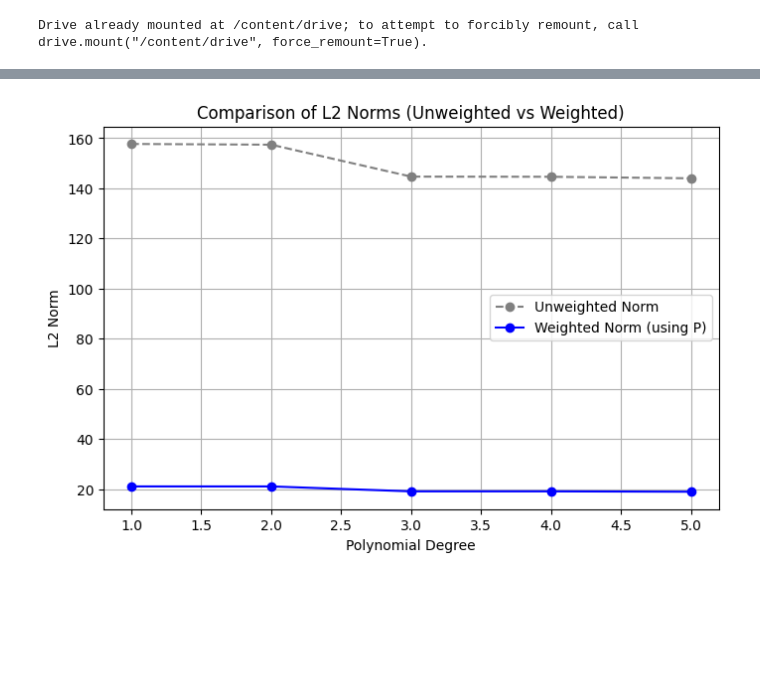
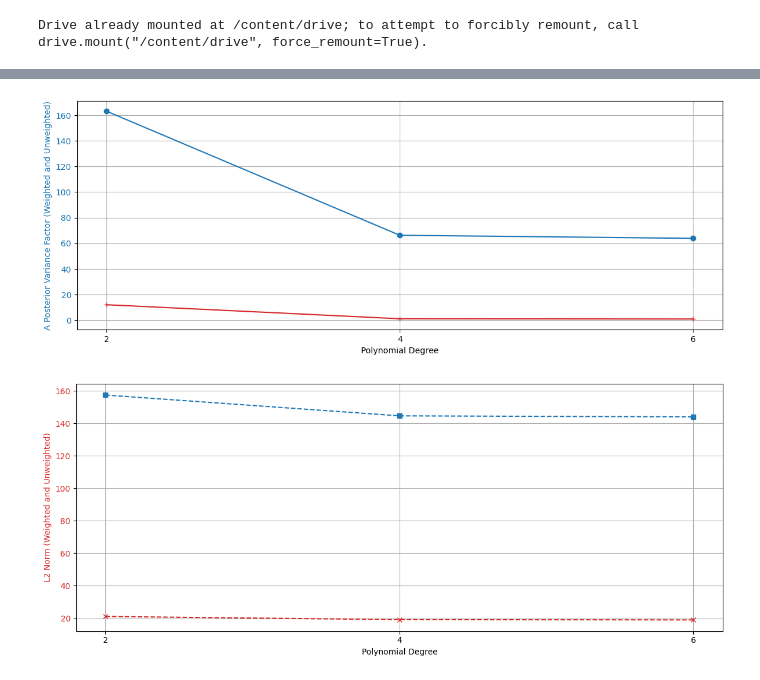
Before and after one commit to AngelicaCasibua/ENGG680_2025_Fall, a Jupyter notebook: Lab_Assignment1/Assignment1.ipynb, the cells around one changed output, grey strips where cells are left out. Cells and saved outputs as stored; diff of their text form; code cells hidden in the pictures; blank space fills up the shorter version.

```diff
--- a/Lab_Assignment1/Assignment1.ipynb
+++ b/Lab_Assignment1/Assignment1.ipynb
@@ -1129,12 +1135,12 @@ Degree 6: 63.85863154212096
 x = df_data['l'].values
 y_true = df_data['l_true'].values
 
-degrees = [1, 2, 3, 4, 5]
+deg_list = [2, 4, 6]
 norms = []
 
-for d in degrees:
+for deg in deg_list:
     # Create polynomial features manually
-    X_poly = np.vstack([x**i for i in range(d + 1)]).T
+    X_poly = np.vstack([x**i for i in range(deg + 1)]).T
 
     # Solve for coefficients using least squares
     coeffs = np.linalg.lstsq(X_poly, y_true, rcond=None)[0]
@@ -1145,5 +1151,5 @@ for d in degrees:
     # Compute L2 norm
     norm = np.linalg.norm(y_pred - y_true)
     norms.append(norm)
-    print(f"Degree {d}: L2 norm = {norm:.2f}")
+    print(f"Degree {deg}: L2 norm = {norm:.3f}")
 # %% [output]
@@ -1178,7 +1202,7 @@ plt.show()
 # use the variance of observation l_var, define P matrix
 # (1 mark)
 w = 1 / df_data['l_var'].values  # weights = 1 / variance
-P = np.diag(w)              # diagonal weight matrix
+Proper = np.diag(w)              # diagonal weight matrix
 # %%
 # step 13
 # repeat the steps 6-10, using the proper P matrix
@@ -1214,21 +1307,49 @@ Degree 5: Weighted L2 norm = 19.00
 # %%
 # step 14
 # Compare the results of a posterier variance factor and norm from unweighted LSE and weighted LSE, what phenomena do you observe? Explain this phenomena.
 # (2 marks)
 
-# Plot comparison
-plt.figure(figsize=(8, 5))
-plt.plot(degrees, norms, 'o--', label='Unweighted Norm', color='gray')
-plt.plot(degrees, weighted_norms, 'o-', label='Weighted Norm (using P)', color='blue')
-plt.title("Comparison of L2 Norms (Unweighted vs Weighted)")
-plt.xlabel("Polynomial Degree")
-plt.ylabel("L2 Norm")
-plt.legend()
-plt.grid(True)
+
+deg_list = [2, 4, 6]
+apv_values_uw = [results_uw[deg][2] for deg in deg_list]  # A Posterior Variance Factors (UW)
+apv_values_w = [results_w[deg][2] for deg in deg_list]  # A Posterior Variance Factors (W)
+norm_values_uw = norms #L2 norms (UW)
+norm_values_w = weighted_norms #L2 norms (W)
+
+fig, ax1 = plt.subplots(nrows=1, ncols=1, figsize=(14, 5))
+fig, ax2 = plt.subplots(nrows=1, ncols=1, figsize=(12, 5))
+
+# plot A Posterior Variance Factor (Weighted and Unweighted)
+color1 = 'tab:blue'
+color2 = 'tab:red'
+ax1.set_xlabel('Polynomial Degree')
+ax1.set_ylabel('A Posterior Variance Factor (Weighted and Unweighted)', color=color1)
+ax1.plot(deg_list, apv_values_uw, marker='o', color=color1, label='A Posterior Variance Factor (Unweighted)')
+ax1.plot(deg_list, apv_values_w, marker='+', color=color2, label='A Posterior Variance Factor (Weighted)')
+ax1.tick_params(axis='y', labelcolor=color1)
+ax1.set_xticks(deg_list)
+
+
+# Plot for L2 norm (Weighted and Unweighted)
+color1 = 'tab:blue'
+color2 = 'tab:red'
+ax2.set_xlabel('Polynomial Degree')
+ax2.set_ylabel('L2 Norm (Weighted and Unweighted)', color=color2)
+ax2.plot(deg_list, norm_values_uw, marker='s', linestyle='--', color=color1, label='L2 Norm (Unweighted)')
+ax2.plot(deg_list, norm_values_w, marker='x', linestyle='--', color=color2, label='L2 Norm (Weighted)')
+ax2.tick_params(axis='y', labelcolor=color2)
+ax2.set_xticks(deg_list)
+
+ax1.grid(True)
+ax2.grid(True)
+
+# Show legend
+fig.tight_layout()
 plt.show()
 
-# The weighted LSE consistently yields lower or more stable norms compared to unweighted LSE, especially for higher-degree polynomials.
+# The weighted LSE consistently yields lower or more stable APV and norms compared to unweighted LSE, especially for higher-degree polynomials.
 # This shows that incorporating variance improves model robustness, reducing the influence of noisy observations.
 # The norm reduction is more meaningful in weighted LSE because it reflects a better fit to the most trustworthy data.
 # %% [output]
-[figure, old version]
+[figure, new version]
+[figure, added]
```
Also changed, not shown: parts of 10 cells of this notebook.
